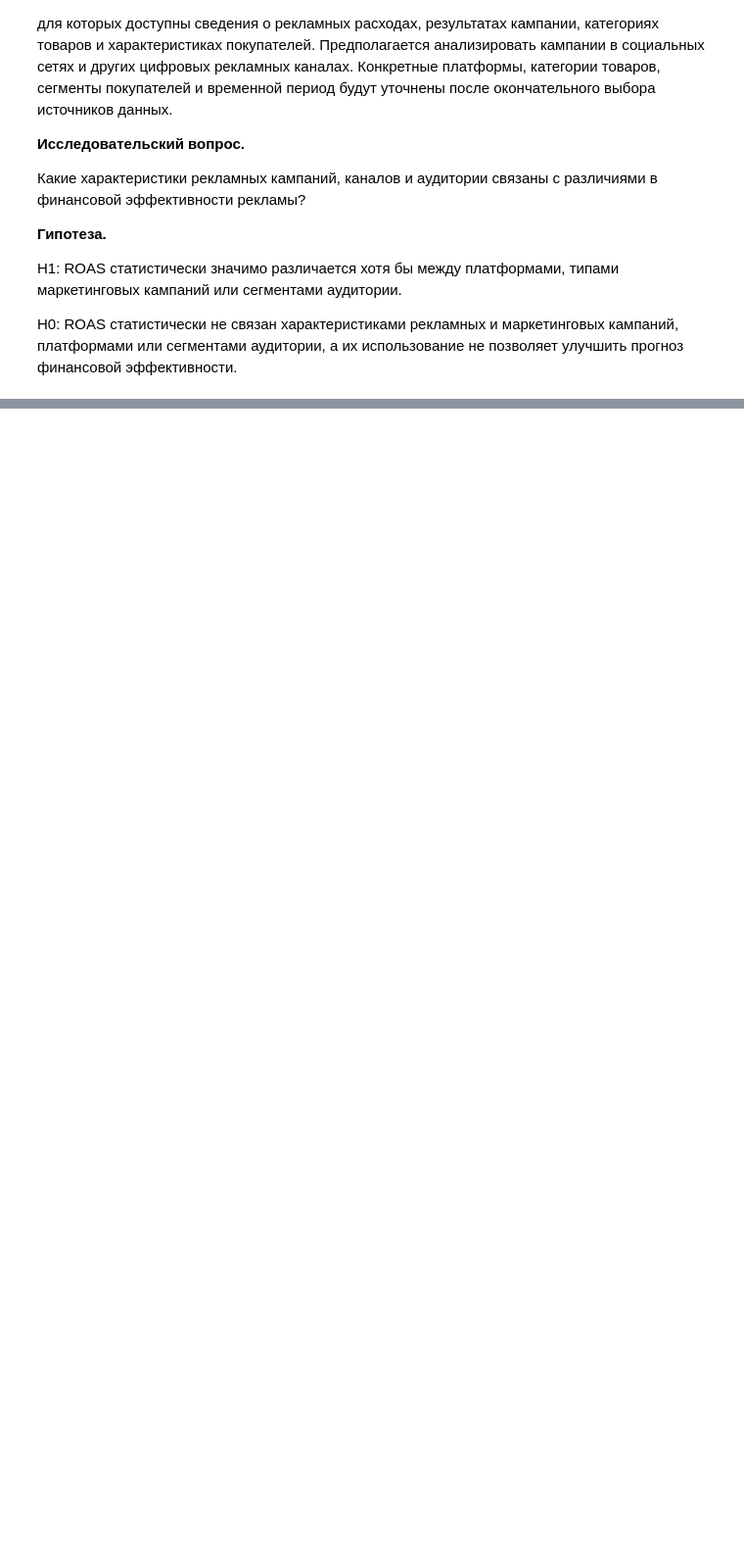
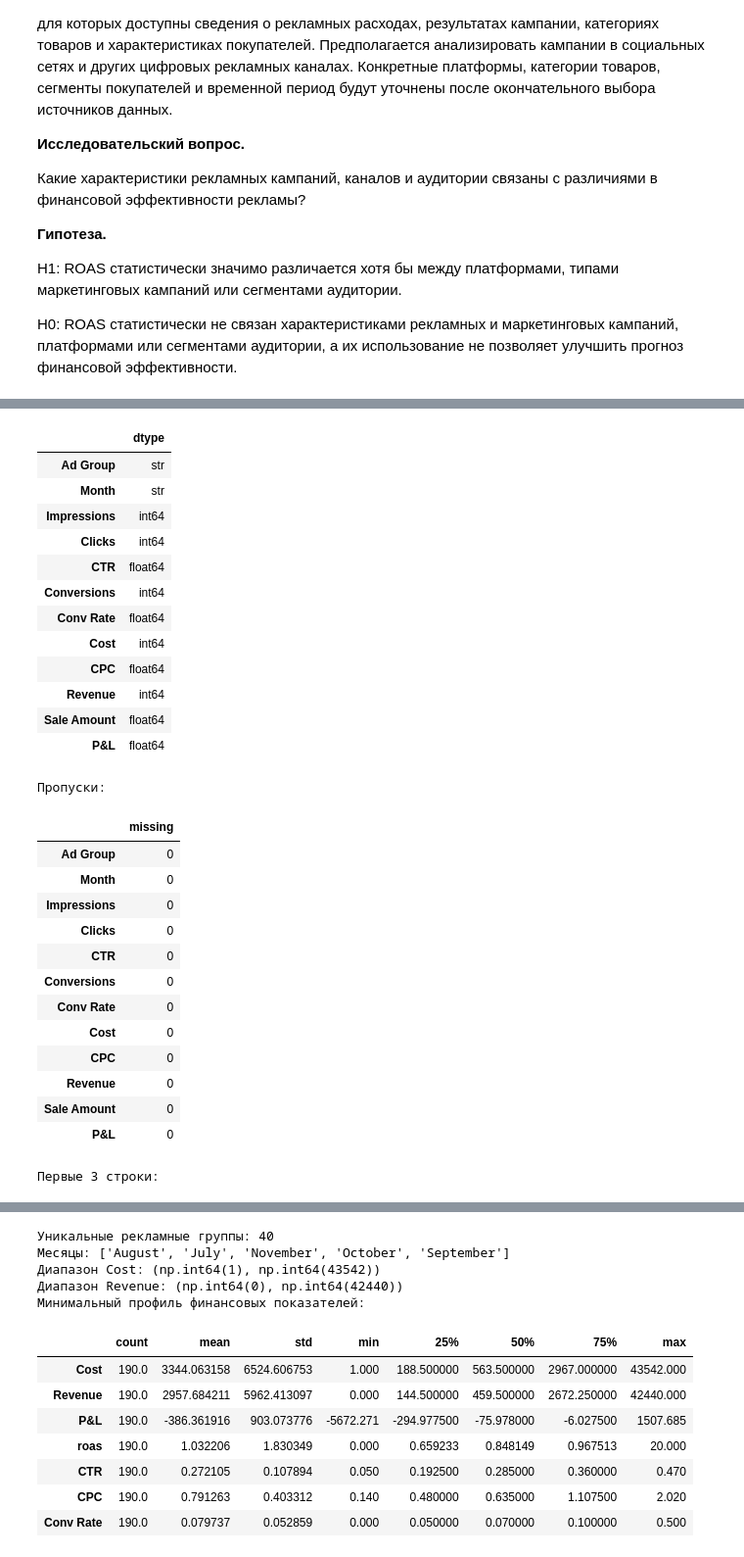
Before and after one commit to cool9595/how_to_social_marketing, a Jupyter notebook: coursework.ipynb, the cells around one changed output, grey strips where cells are left out. Shown at 98% size. Drawn from its saved outputs; the diff is of its cells as text; code cells hidden in the pictures; blank space fills up the shorter version.

```diff
--- a/coursework.ipynb
+++ b/coursework.ipynb
@@ -591,0 +126,21 @@ display(campaign_relations)
+# %%
+campaign_path = download_kaggle_file(
+    "marceaxl82/shopping-mall-paid-search-campaign-dataset",
+    "final_shop_6modata.csv",
+    "campaign.csv",
+)
+campaign = pd.read_csv(campaign_path)
+show_table_profile(campaign, "Платная рекламная кампания")
+print("Уникальные рекламные группы:", campaign["Ad Group"].nunique())
+print("Месяцы:", sorted(campaign["Month"].dropna().unique().tolist()))
+print("Диапазон Cost:", (campaign["Cost"].min(), campaign["Cost"].max()))
+print("Диапазон Revenue:", (campaign["Revenue"].min(), campaign["Revenue"].max()))
+
+campaign_profile = campaign.assign(
+    roas=lambda x: x["Revenue"] / x["Cost"].where(x["Cost"] != 0),
+    ctr_recalculated=lambda x: x["Clicks"] / x["Impressions"].where(x["Impressions"] != 0),
+    cost_band=lambda x: pd.qcut(x["Cost"], q=3, labels=["low", "medium", "high"], duplicates="drop"),
+)
+print("Минимальный профиль финансовых показателей:")
+display(campaign_profile[["Cost", "Revenue", "P&L", "roas", "CTR", "CPC", "Conv Rate"]].describe().T)
+# %% [output]
@@ -591,0 +150,28 @@ display(campaign_relations)
+|  | dtype |
+| Ad Group | str |
+| Month | str |
+| Impressions | int64 |
+| Clicks | int64 |
+| CTR | float64 |
+| Conversions | int64 |
+| Conv Rate | float64 |
+| Cost | int64 |
+| CPC | float64 |
+| Revenue | int64 |
+| Sale Amount | float64 |
+| P&L | float64 |
+Пропуски:
+|  | missing |
+| Ad Group | 0 |
+| Month | 0 |
+| Impressions | 0 |
+| Clicks | 0 |
+| CTR | 0 |
+| Conversions | 0 |
+| Conv Rate | 0 |
+| Cost | 0 |
+| CPC | 0 |
+| Revenue | 0 |
+| Sale Amount | 0 |
+| P&L | 0 |
+Первые 3 строки:
@@ -591,0 +182,13 @@ display(campaign_relations)
+Уникальные рекламные группы: 40
+Месяцы: ['August', 'July', 'November', 'October', 'September']
+Диапазон Cost: (np.int64(1), np.int64(43542))
+Диапазон Revenue: (np.int64(0), np.int64(42440))
+Минимальный профиль финансовых показателей:
+|  | count | mean | std | min | 25% | 50% | 75% | max |
+| Cost | 190.0 | 3344.063158 | 6524.606753 | 1.000 | 188.500000 | 563.500000 | 2967.000000 | 43542.000 |
+| Revenue | 190.0 | 2957.684211 | 5962.413097 | 0.000 | 144.500000 | 459.500000 | 2672.250000 | 42440.000 |
+| P&L | 190.0 | -386.361916 | 903.073776 | -5672.271 | -294.977500 | -75.978000 | -6.027500 | 1507.685 |
+| roas | 190.0 | 1.032206 | 1.830349 | 0.000 | 0.659233 | 0.848149 | 0.967513 | 20.000 |
+| CTR | 190.0 | 0.272105 | 0.107894 | 0.050 | 0.192500 | 0.285000 | 0.360000 | 0.470 |
+| CPC | 190.0 | 0.791263 | 0.403312 | 0.140 | 0.480000 | 0.635000 | 1.107500 | 2.020 |
+| Conv Rate | 190.0 | 0.079737 | 0.052859 | 0.000 | 0.050000 | 0.070000 | 0.100000 | 0.500 |
```
Also changed, not shown: parts of 39 cells of this notebook.
